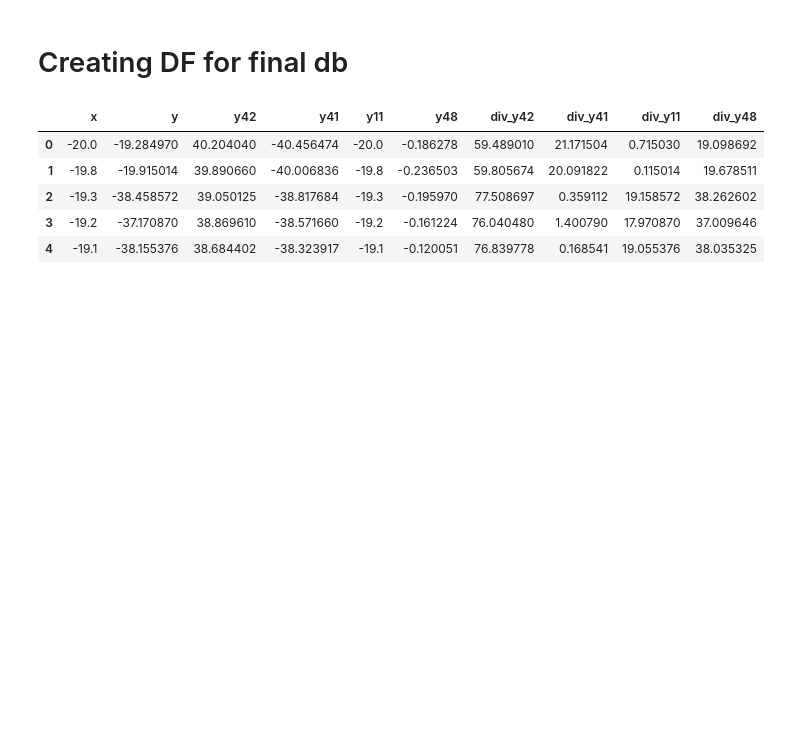
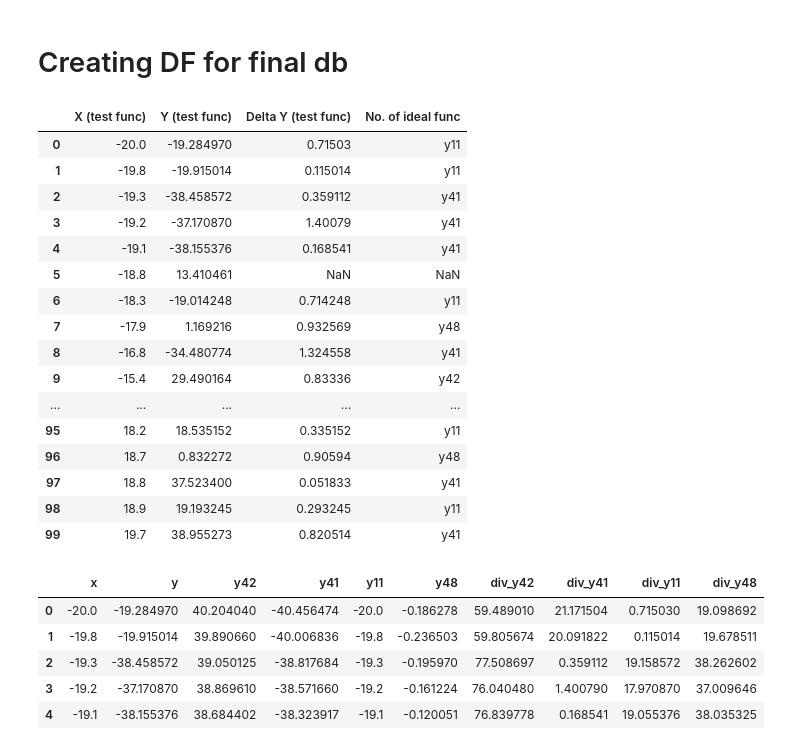
Before and after one commit to Fful/pyprog-course-WA, a Jupyter notebook: data_processing.ipynb, the cells around one changed output. Cells and saved outputs as stored; diff of their text form; code cells hidden in the pictures; blank space fills up the shorter version.

```diff
--- a/data_processing.ipynb
+++ b/data_processing.ipynb
@@ -201,8 +201,57 @@ ans.to_frame().transpose()
 # %% [markdown]
 # Creating DF for final db
 # %%
-for idx, row in merged_df.iterrows():
-    row['test'] = 0
+# final df init
+test_mapped = pd.DataFrame(columns=['X (test func)', 'Y (test func)', 'Delta Y (test func)', 'No. of ideal func'])
+idx = 0
+nest_in_list = True #param
+
+for i, row in merged_df.iterrows():
+    # init row that will be implicted in df
+    row_test_data = [row['x'].round(2), row['y']] # 1st and 2nd columns
+    delta, No = list(), list() # 3rd and 4th columns
+
+    for ideal_func_No, div in zip(chosen_ideal, row[chosen_ideal]):
+        if abs(div - row['y']) < __margin:
+            delta.append(round(abs(div - row['y']),6))
+            No.append(ideal_func_No)
+    # missing values case
+    if not delta:
+        delta = [pd.NA]
+        No = [pd.NA]
+
+
+    if nest_in_list:
+        # covering into list multiple values
+        if len(delta) > 1:
+            delta = [delta]
+            No = [No]
+        test_mapped.loc[i] = row_test_data + delta + No
+    else:
+        # duplicate row with multiple fitting ideal_func datapoints
+        for d, N in zip(delta, No):
+            test_mapped.loc[idx] = row_test_data + [d, N]
+            idx+=1
+# %%
+test_mapped
+# %% [output]
+|  | X (test func) | Y (test func) | Delta Y (test func) | No. of ideal func |
+| 0 | -20.0 | -19.284970 | 0.71503 | y11 |
+| 1 | -19.8 | -19.915014 | 0.115014 | y11 |
+| 2 | -19.3 | -38.458572 | 0.359112 | y41 |
+| 3 | -19.2 | -37.170870 | 1.40079 | y41 |
+| 4 | -19.1 | -38.155376 | 0.168541 | y41 |
+| 5 | -18.8 | 13.410461 | NaN | NaN |
+| 6 | -18.3 | -19.014248 | 0.714248 | y11 |
+| 7 | -17.9 | 1.169216 | 0.932569 | y48 |
+| 8 | -16.8 | -34.480774 | 1.324558 | y41 |
+| 9 | -15.4 | 29.490164 | 0.83336 | y42 |
+| ... | ... | ... | ... | ... |
+| 95 | 18.2 | 18.535152 | 0.335152 | y11 |
+| 96 | 18.7 | 0.832272 | 0.90594 | y48 |
+| 97 | 18.8 | 37.523400 | 0.051833 | y41 |
+| 98 | 18.9 | 19.193245 | 0.293245 | y11 |
+| 99 | 19.7 | 38.955273 | 0.820514 | y41 |
 # %%
 merged_df.head()
 # %% [output]
```
Also changed, not shown: parts of 7 cells of this notebook, 1 other file.
